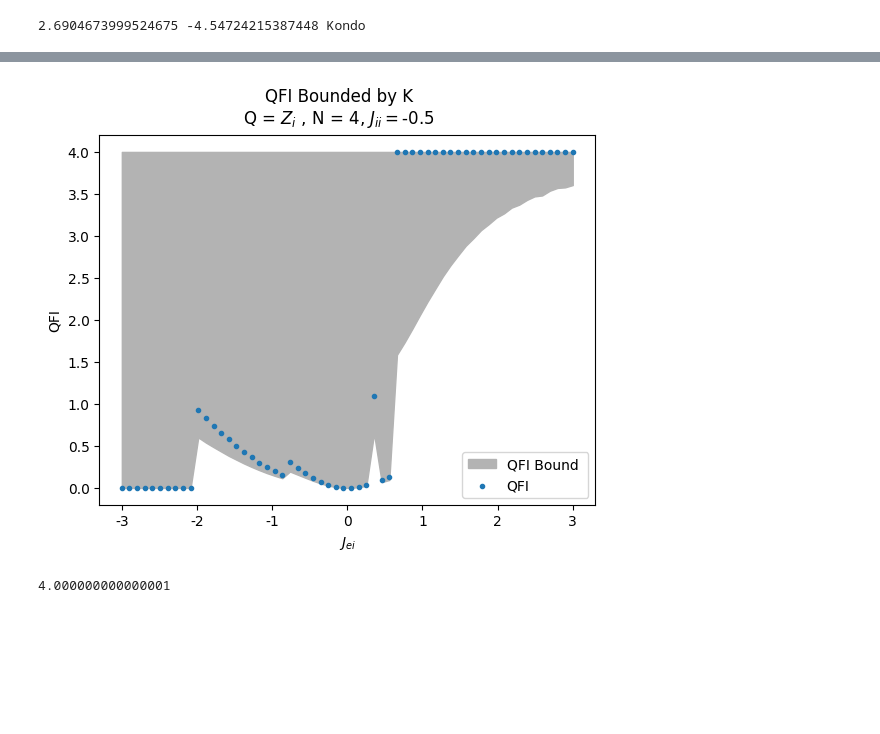
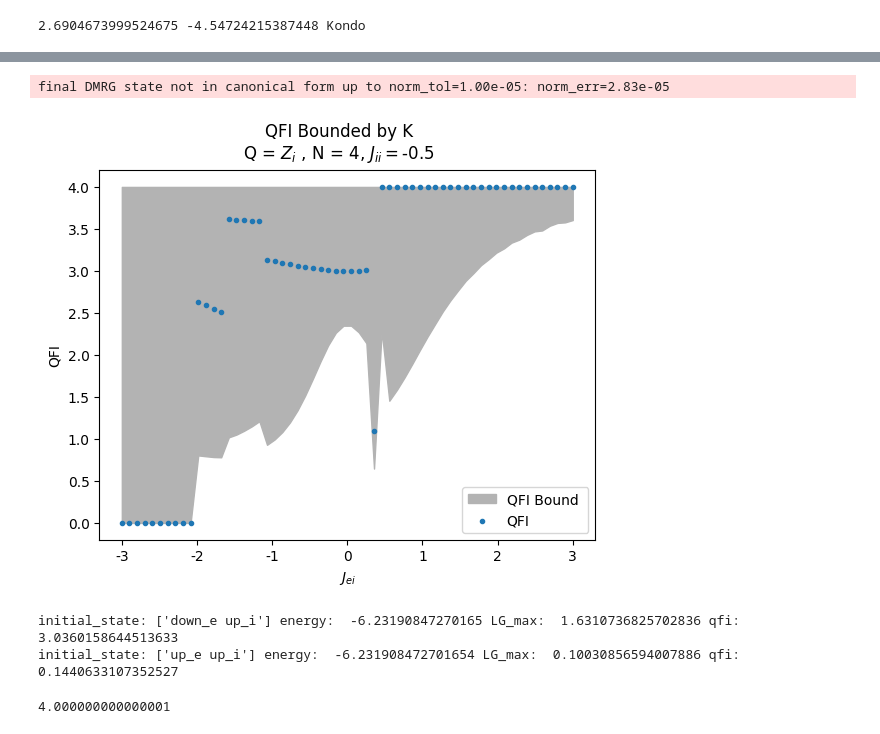
Before and after one commit to IanROsborne/Quantum_Metrology_Fisher_LG, a Jupyter notebook: TFIM/TFI_DMRG_TeNPy.ipynb, the cells around one changed output, grey strips where cells are left out. Drawn from its saved outputs; the diff is of its cells as text; code cells hidden in the pictures; blank space fills up the shorter version.

Commit message:
Added boundary conditions option

```diff
--- a/TFIM/TFI_DMRG_TeNPy.ipynb
+++ b/TFIM/TFI_DMRG_TeNPy.ipynb
@@ -627,7 +673,7 @@ model_params = {
     'J_ei': 1 , 'J_ii': 1,
     't' : 1,
     'L': 4,
-    'bc_MPS': 'finite',
+    'bc': 'finite',
     'model_type' : "Kondo",
     'conserve' : 'Sz'
 }
@@ -651,7 +697,7 @@ extra_params = {
     't_max' : 3  #only an option for calculating the maximum of the LG correlator
 }
 
-psi = State_Evo.from_dmrg_search_Sz(model_params = model_params, dmrg_params = extra_params)
+psi = State_Evo.from_dmrg(model_params = model_params, dmrg_params = extra_params)
 #print(psi.calculate_LG_bound(op = 'Szi', op_sum= False, return_QFI = True))
 # %%
 psiw = State_Evo.from_dmrg_search_Sz(model_params = model_params, dmrg_params = extra_params)
@@ -664,11 +710,11 @@ print(end_time - start_time, psiw.energy, psi.model_type)
 # %% [output]
 2.6904673999524675 -4.54724215387448 Kondo
 # %%
-L = 8
-chi_max = 300
+L = 4
+chi_max = int( min(8 ** (L/2), 300))
 op = 'Sigmazi'
 op_sum = True
-num_points = 20
+num_points = 60
 t_end = 10
 dt = 0.02
 
@@ -693,11 +739,14 @@ extra_params = {
     't_max' : t_end,  #only an option for calculating the maximum of the LG correlator
 }
 
-jei_range = np.linspace(-4, 4, num_points)
-jii_range = [-.1, -.5, -1. -2]
+jei_range = np.linspace(-3, 3, num_points)
+jii_range = [-0.5] #[-.1, -.5, -1, -2]
+
+psi_init = None
 
 for j_ii in jii_range:
     expe = []
+    expe1 = []
     for j_ei in jei_range:
         model_params = {
             'J_ei': j_ei , 'J_ii': j_ii,
@@ -705,11 +754,17 @@ for j_ii in jii_range:
             'L': L,
             'bc_MPS': 'finite',
             'model_type' : "Kondo",
-            'conserve' : None}
+            'conserve' : None,
+            'symmetry_breaking_field' : 1.e-5}
 
-        psi = State_Evo.from_dmrg(model_params, extra_params)
+        psi = State_Evo.from_dmrg(model_params, extra_params, initial_state= psi_init)
+        psi_init = psi
         expe += [np.mean(psi.expectation_value(op))]
+
+        psi1 = State_Evo.from_dmrg(model_params, extra_params, initial_state= None)
+        expe1 += [np.mean(psi1.expectation_value(op))]
     ax.scatter(jei_range, expe, marker = '.', label = "J_ii = " + str(j_ii), zorder = 3)
+    ax.scatter(jei_range, expe1, marker = '.', label = "J_ii = " + str(j_ii), zorder = 3)
 
 
 fig.suptitle("Impurity spin expectation\nN = " + str(L))
@@ -732,6 +778,6 @@ final DMRG state not in canonical form up to norm_tol=1.00e-05: norm_err=1.10e-0
 # %%
 L = 4
-chi_max = 300
+chi_max = int( min(8 ** (L/2), 300))
 op = 'Sigmazi'
 op_sum = False
 num_points = 60
@@ -740,7 +786,7 @@ dt = 0.01
 j_ii = -.5
 
 extra_params = {
-   'mixer': True,  # setting this to True helps to escape local minima
+    'mixer': True,  # setting this to True helps to escape local minima
     'max_E_err': 1.e-8,
     'max_sweeps'  : 30,
     'max_trunc_err' : 1e-6,
@@ -759,40 +805,69 @@ extra_params = {
 }
 
 
-theta_range = np.linspace(-3, 3.0, num_points)
+theta_range = np.linspace(-3, 3, num_points)
 
 fig, ax = plt.subplots(1)
 
 LG_bound = []
 QFI_lst =[]
 for theta in theta_range:
     model_params = {
     'J_ei':  theta , 'J_ii': j_ii,  #J_ei =1   J_ii pm,  J_ei=-1   J_ii pm
     't' : 1.0,
     'L': L,
     'bc_MPS': 'finite',
     'model_type' : "Kondo",
-    'conserve' : None} #conserve = None when not using from_dmrg_search_Sz
+    'conserve' : None,
+    'symmetry_breaking_field' : 1.e-7} #conserve = None when not using from_dmrg_search_Sz
 
     psi = State_Evo.from_dmrg(model_params, extra_params)
     t_max, LG_max , qfi = psi.calculate_LG_bound(op, op_sum = op_sum, return_QFI= True)
     LG_bound += [LG_max]
     QFI_lst += [qfi]
 
 ax.fill_between(theta_range, LG_bound, 4 ,  color = '.7', label = "QFI Bound "  )
 ax.scatter(theta_range, QFI_lst, marker = '.', label = "QFI", zorder = 3)
 
 
 fig.suptitle("QFI Bounded by K\nQ = $Z_i$ , N = " + str(L) + ", $J_{ii}= $" + str(j_ii))
 ax.xaxis.set_major_formatter(tck.FormatStrFormatter("%g"))
 plt.xlabel("$J_{ei}$")
 ax.set(ylabel = "QFI")
 #plt.ylim((0.9,1.6))
 plt.legend()
 
 plt.show()
 # %% [output]
+final DMRG state not in canonical form up to norm_tol=1.00e-05: norm_err=2.83e-05
-[figure, old version]
+[figure, new version]
+# %%
+model_params = {
+    'J_ei':  -0.5 , 'J_ii': -0.5,  #J_ei =1   J_ii pm,  J_ei=-1   J_ii pm
+    't' : 1.0,
+    'L': 4,
+    'bc_MPS': 'finite',
+    'model_type' : "Kondo",
+    'conserve' : None}
+
+state_Sz0 = ["down_e up_i"]    # electron site, impurity site
+state_SzMax = ["up_e up_i"]   # electron site, impurity site
+
+chain = KondoChain(model_params).lat.mps_sites()
+MPS_Sz0 = MPS.from_product_state(chain, state_Sz0 * L)
+MPS_SzMax = MPS.from_product_state(chain, state_SzMax * L)
+
+
+psi = State_Evo.from_dmrg(model_params, extra_params, initial_state = MPS_Sz0)
+t_max, LG_max , qfi = psi.calculate_LG_bound(op, op_sum = op_sum, return_QFI= True)
+print( "initial_state:", state_Sz0, "energy: ", psi.energy, "LG_max: ", LG_max, "qfi: ", qfi)
+
+psi = State_Evo.from_dmrg(model_params, extra_params, initial_state = MPS_SzMax)
+t_max, LG_max , qfi = psi.calculate_LG_bound(op, op_sum = op_sum, return_QFI= True)
+print( "initial_state:", state_SzMax, "energy: ", psi.energy, "LG_max: ", LG_max, "qfi: ", qfi)
+# %% [output]
+initial_state: ['down_e up_i'] energy:  -6.23190847270165 LG_max:  1.6310736825702836 qfi:  3.0360158644513633
+initial_state: ['up_e up_i'] energy:  -6.231908472701654 LG_max:  0.10030856594007886 qfi:  0.1440633107352527
 # %%
 fig.savefig("C:\\Users\\ianro\\Documents\\Research\\Quantum_Metrology_AKLT\\Plots\\Kondo\\Kondo_L8_Jii-.5_Zi_QFI_Bound.png")
 # %%
```
Also changed, not shown: parts of 4 cells of this notebook, 2 other files.
